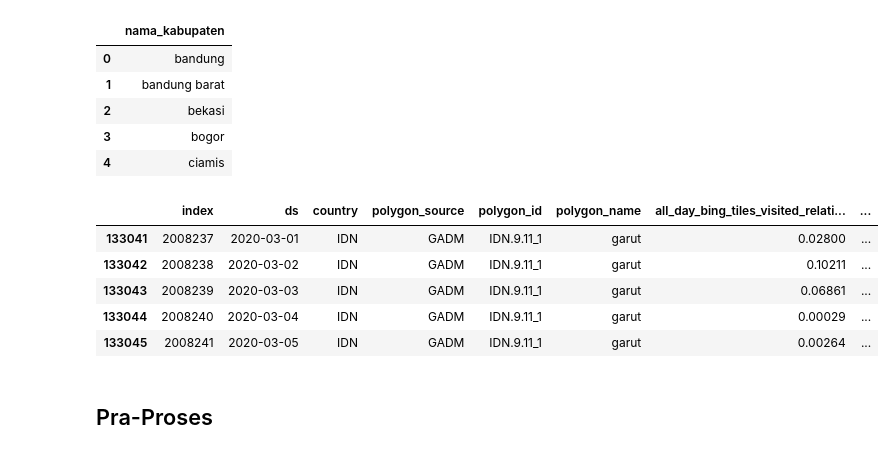
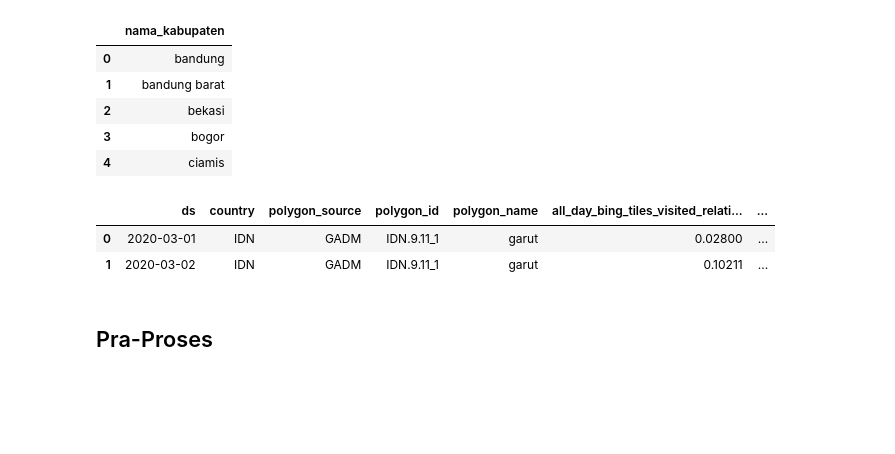
Before and after one commit to ariefahshalihah/jabar-movement-2020, a Jupyter notebook: jabar_movements_2020.ipynb, the cells around one changed output. Saved outputs shown, nothing was run; the diff lists cells and outputs as text; code cells hidden in the pictures; blank space fills up the shorter version.

```diff
--- a/jabar_movements_2020.ipynb
+++ b/jabar_movements_2020.ipynb
@@ -84,20 +84,17 @@ kota_kab.head(5)
 | 4 | ciamis |
 # %%
 # MENCARI DATA MOVEMENT KHUSUS DAERAH JABAR
-check = IDN.polygon_name.isin([item[0] for item in kota_kab.values.tolist()])
-dataset_jabar = IDN[check]
+check = IDN.polygon_name.isin([i for i in kota_kab.nama_kabupaten])
+dataset_jabar = IDN[check].reset_index(drop=True).drop('index', axis=1)
+
 
 # simpan dataset
 save_path = path + 'movement-range-jabar-2020.csv'
-dataset_jabar.to_csv(save_path, sep='\t')
-
-dataset_jabar.head(5)
+dataset_jabar.to_csv(save_path, sep='\t', index=False)
+dataset_jabar.head(2)
 # %% [output]
-|  | index | ds | country | polygon_source | polygon_id | polygon_name | all_day_bing_tiles_visited_relati... | ... |
-| 133041 | 2008237 | 2020-03-01 | IDN | GADM | IDN.9.11_1 | garut | 0.02800 | ... |
-| 133042 | 2008238 | 2020-03-02 | IDN | GADM | IDN.9.11_1 | garut | 0.10211 | ... |
-| 133043 | 2008239 | 2020-03-03 | IDN | GADM | IDN.9.11_1 | garut | 0.06861 | ... |
-| 133044 | 2008240 | 2020-03-04 | IDN | GADM | IDN.9.11_1 | garut | 0.00029 | ... |
-| 133045 | 2008241 | 2020-03-05 | IDN | GADM | IDN.9.11_1 | garut | 0.00264 | ... |
+|  | ds | country | polygon_source | polygon_id | polygon_name | all_day_bing_tiles_visited_relati... | ... |
+| 0 | 2020-03-01 | IDN | GADM | IDN.9.11_1 | garut | 0.02800 | ... |
+| 1 | 2020-03-02 | IDN | GADM | IDN.9.11_1 | garut | 0.10211 | ... |
 # %% [markdown]
 ## Pra-Proses
```
Also changed, not shown: parts of 7 cells of this notebook.
